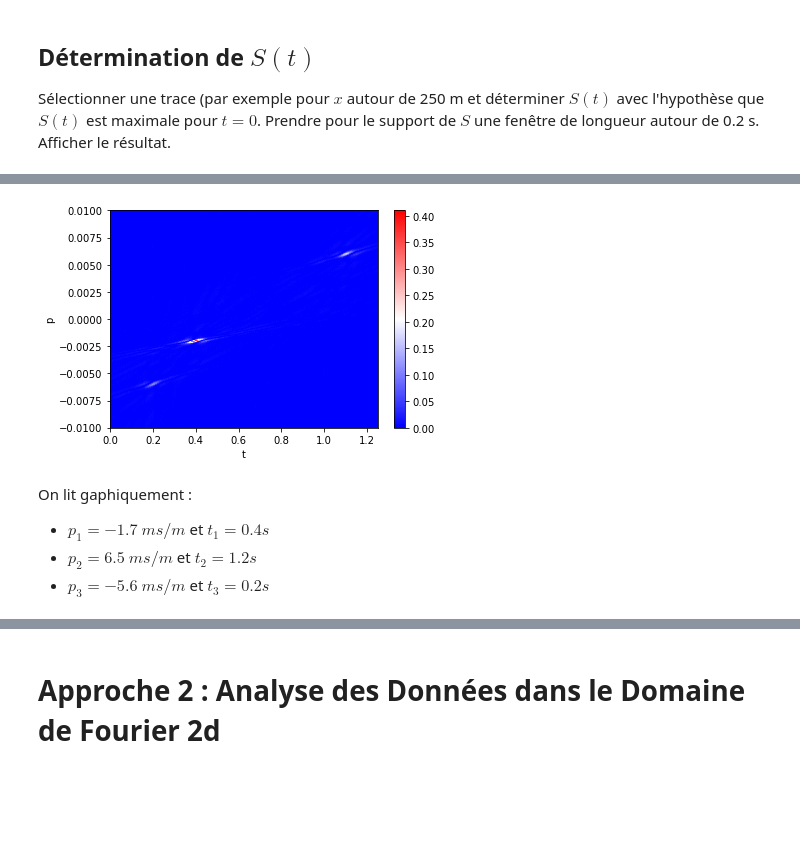
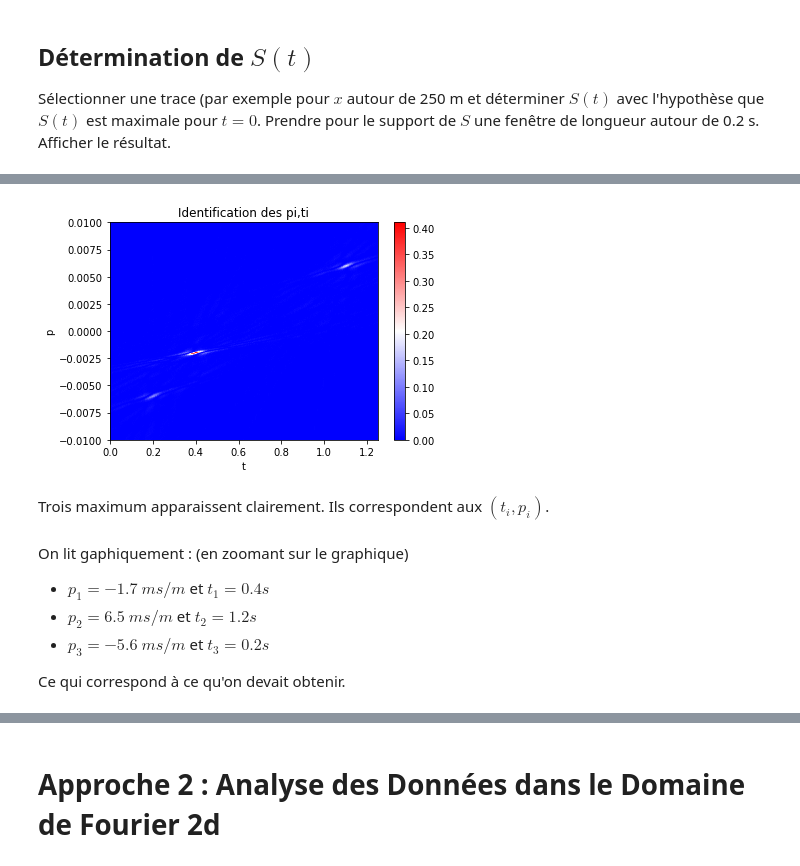
Before and after one commit to AlexiaALLAL/Mini-projet-traitement-signal-Alexia-Joris, a Jupyter notebook: mini_projet_groupe3.ipynb, the cells around one changed output, grey strips where cells are left out. Saved outputs shown, nothing was run; the diff lists cells and outputs as text; code cells hidden in the pictures; blank space fills up the shorter version.

```diff
--- a/mini_projet_groupe3.ipynb
+++ b/mini_projet_groupe3.ipynb
@@ -212,43 +220,49 @@ Remarques :
 
 Reconstruire les données à partir de l'équation (1) et des valeurs $(t_i,p_i)$ sélectionnées. Commentez les résultats.
 # %%
-Ti=[0.4,1.1,0.2]
-Pi=[1.67*10**-3,-6.11*10**-3,5.88*10**-3]
+Ti=[0.4,1.1,0.2] #la liste de t_i qu'il faut retrouver
+Pi=[1.67*10**-3,-6.11*10**-3,5.88*10**-3] #la liste de p_i qu'il faut retrouver
 
 def u(t,x):
     i=int(t/dt)
     j=int(x/dx)
     return gpanel[i,j]
 
 def F(x0,t,p):
     S=0
     for i in range(nx):
         x=dx*i
         tu=t-p*(x-x0)
         if tu>0 and tu<1.2:
             S+=dt*dx*u(tu,x)
     return S**2
 
-def plot(x0):
+def plot(x0): #on plot, pour une trace donnée, la valeur de F en fonction de t et p
     P=np.linspace(-0.01,0.01,1000)
     T=np.linspace(0,dt*(nt-1),nt)
     Z=np.zeros([len(P),len(T)])
     grx,gry=np.meshgrid(T,P)
     for i in range(len(P)):
         for j in range(len(T)):
             Z[i,j]=F(x0,T[j],P[i])
     c=plt.pcolormesh(grx,gry,np.array(Z))
     plt.colorbar(c)
     plt.xlabel("t")
     plt.ylabel("p")
+    plt.title("Identification des pi,ti")
     plt.show()
 
 plot(0)
 # %% [output]
-[figure, old version]
+[figure, new version]
+# %% [markdown]
+Trois maximum apparaissent clairement. Ils correspondent aux $(t_i,p_i)$.
 # %% [markdown]
-On lit gaphiquement :
+
+On lit gaphiquement : (en zoomant sur le graphique)
 
 - $p_1=-1.7$ $ms/m$  et $t_1=0.4s$
 - $p_2=6.5$ $ms/m$ et $t_2=1.2s$
 - $p_3=-5.6$ $ms/m$ et $t_3=0.2s$
+
+Ce qui correspond à ce qu'on devait obtenir.
```
Also changed, not shown: parts of 31 cells of this notebook.
